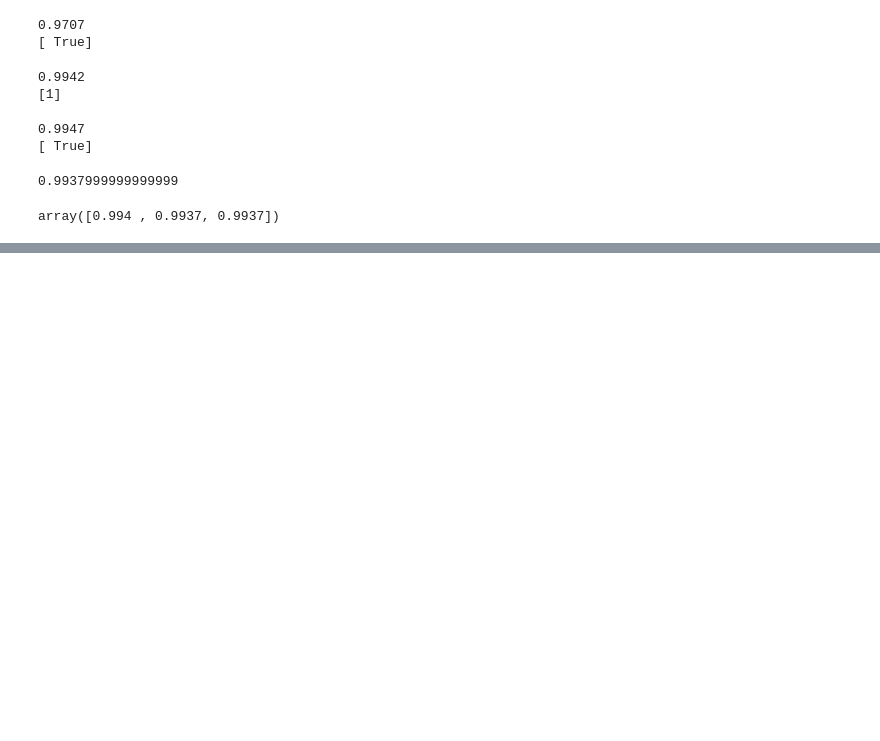
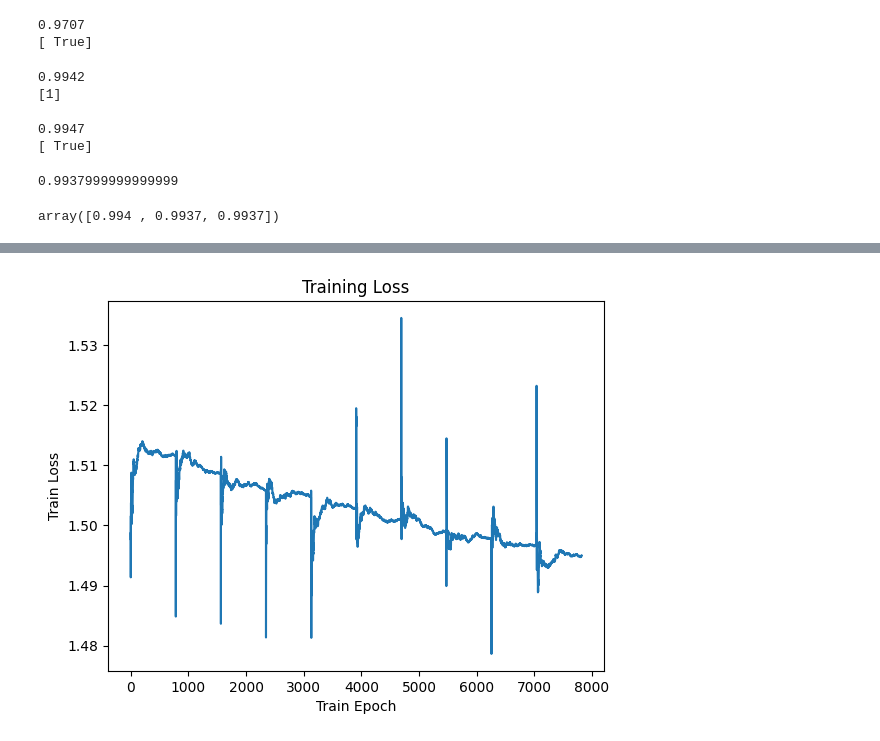
Before and after one commit to anuragshukla2404/Handwritten-Digit-Classification-, a Jupyter notebook: mnist.ipynb, the cells around one changed output, grey strips where cells are left out. Drawn from its saved outputs; the diff is of its cells as text; code cells hidden in the pictures; blank space fills up the shorter version.

```diff
--- a/mnist.ipynb
+++ b/mnist.ipynb
@@ -302,0 +192,28 @@ prediction: 0
+# %%
+import torch.nn.functional as F
+C = [100,50,10]
+D=0.2
+class Mnet(nn.Module):
+    def __init__(self, input_dim=784, output_dim=C[-1], hidden_dim=C, drop_out=D):
+        super(Mnet, self).__init__()
+        self.input_dim = input_dim
+        self.output_dim = output_dim
+        self.hidden_dim = hidden_dim
+        current_dim = input_dim
+        self.layers = nn.ModuleList()
+
+        for hdim in hidden_dim:
+            if hdim == hidden_dim[-1]:
+                self.layers.append(nn.Dropout(drop_out))
+                self.layers.append(nn.Linear(current_dim, hdim))
+            else:
+                self.layers.append(nn.Linear(current_dim, hdim))
+                current_dim = hdim
+
+    def forward(self, x):
+        for layer in self.layers[:-1]:
+            x = F.leaky_relu(layer(x))
+        output = F.softmax(self.layers[-1](x), dim=1)  # Apply softmax along dim=1
+        return output
+# %%
+mnet = Mnet()
@@ -302,0 +277,10 @@ prediction: 0
+# %%
+import matplotlib.pyplot as plt
+
+plt.plot(train_loss_list)
+plt.xlabel('Train Epoch')
+plt.ylabel('Train Loss')
+plt.title('Training Loss')
+plt.show()
+# %% [output]
+[figure, added]
```
Also changed, not shown: parts of 23 cells of this notebook.
